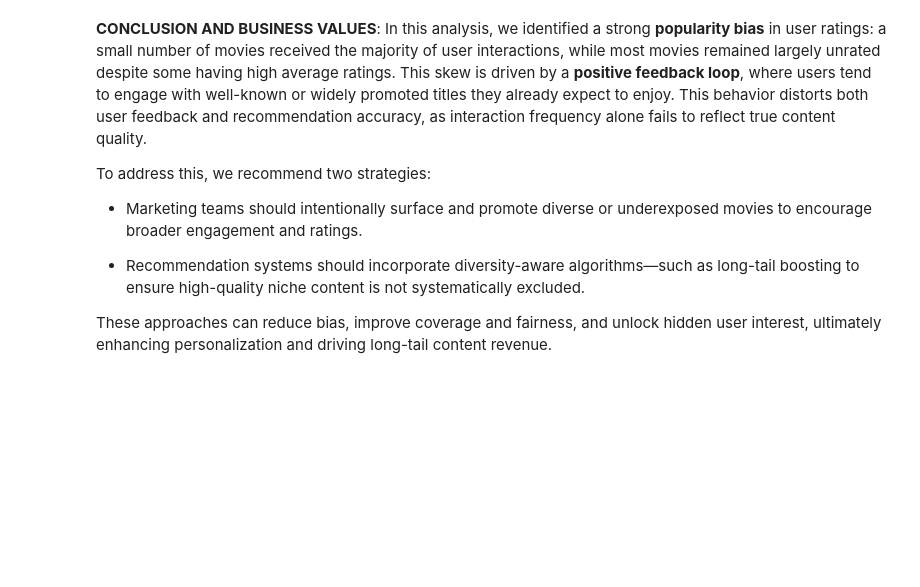
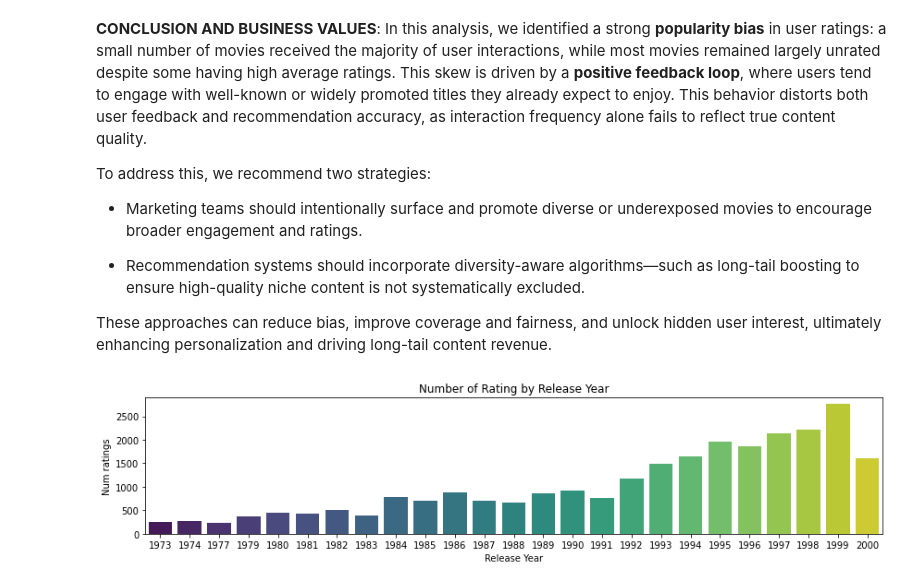
Before and after one commit to ThuDo1996/movieRecSys, a Jupyter notebook: Analyst/myAnalyst.ipynb, the cells around one changed output. Cells and saved outputs as stored; diff of their text form; code cells hidden in the pictures; blank space fills up the shorter version.

```diff
--- a/Analyst/myAnalyst.ipynb
+++ b/Analyst/myAnalyst.ipynb
@@ -103,3 +103,24 @@ To address this, we recommend two strategies:
 - Recommendation systems should incorporate diversity-aware algorithms—such as long-tail boosting to ensure high-quality niche content is not systematically excluded.
 
 These approaches can reduce bias, improve coverage and fairness, and unlock hidden user interest, ultimately enhancing personalization and driving long-tail content revenue.
+# %%
+query3 = """
+SELECT m.year, COUNT(r.rating) as num_rate
+FROM ratings r
+JOIN movies m on m.movie_id = r.movie_id
+GROUP BY m.year
+ORDER BY num_rate DESC
+LIMIT 25
+;
+"""
+df_3 = pd.read_sql(query3, conn)
+### plot
+plt.figure(figsize=(12, 3))
+sns.barplot(x='year', y='num_rate', data=df_3, palette='viridis')
+plt.title('Number of Rating by Release Year')
+plt.xlabel('Release Year')
+plt.ylabel('Num ratings')
+plt.tight_layout()
+plt.show()
+# %% [output]
+[figure, added]
```
Also changed, not shown: parts of 3 cells of this notebook.
